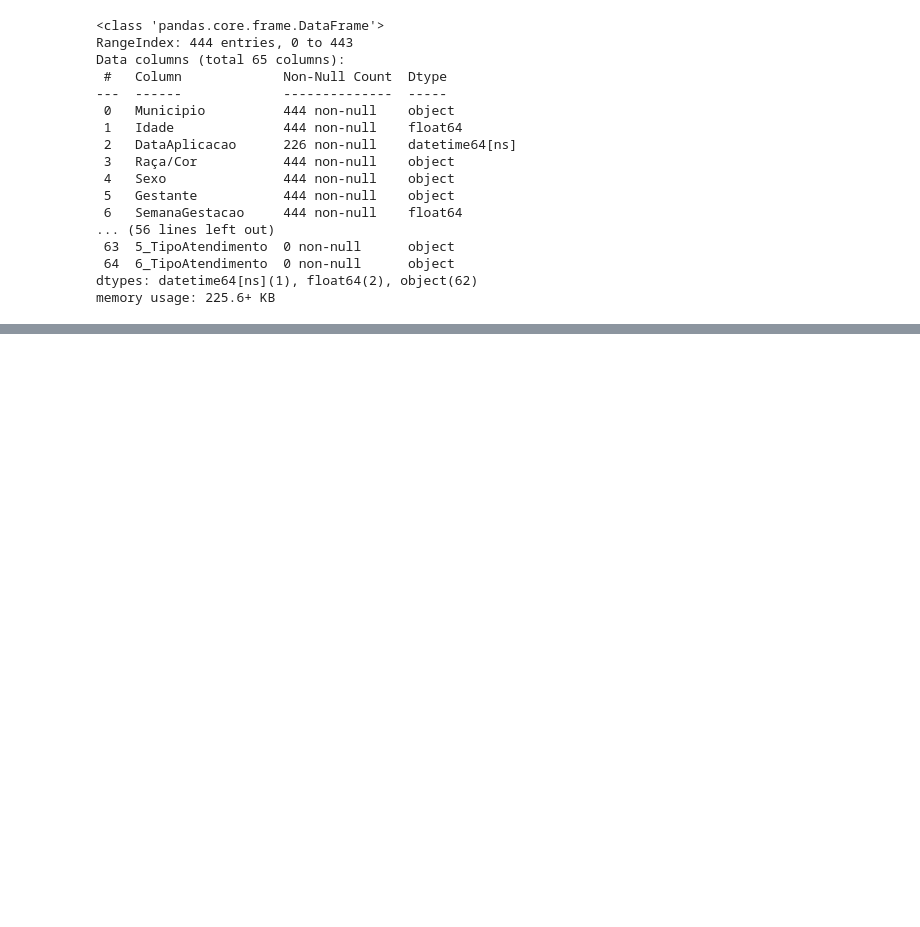
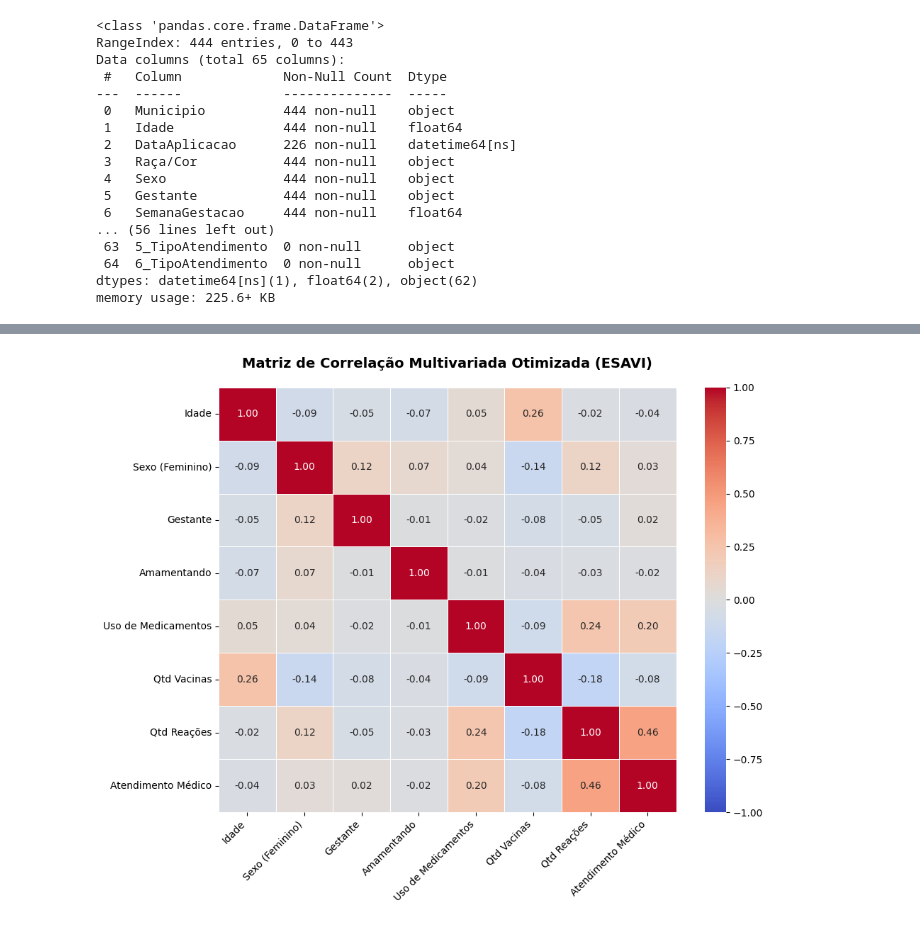
Before and after one commit to Sobrin-dsm/Grupo-de-Estudo-em-Computa-o-Aplicada-2026-1, a Jupyter notebook: G_E_2026.ipynb, the cells around one changed output, grey strips where cells are left out. Cells and saved outputs as stored; diff of their text form; code cells hidden in the pictures; blank space fills up the shorter version.

```diff
--- a/G_E_2026.ipynb
+++ b/G_E_2026.ipynb
@@ -460,0 +702,56 @@ df['UsoDeMedicamentos'] = df['UsoDeMedicamentos'].replace(['0', 0, 'Não Informa
+# %%
+df_analise = df.copy()
+
+# Padronizar respostas de texto comuns (ajusta os termos se no teu dataset for 'Sim'/'Não')
+mapeamento = {'Sim': 1, 'Não': 0, 'S': 1, 'N': 0}
+
+df_analise['Uso_Medicamentos_Num'] = df_analise['UsoDeMedicamentos'].map(mapeamento).fillna(0).astype(int)
+df_analise['Atendimento_Medico_Num'] = df_analise['AtendimentoMedico'].map(mapeamento).fillna(0).astype(int)
+df_analise['Is_Gestante'] = df_analise['Gestante'].map(mapeamento).fillna(0).astype(int)
+df_analise['Is_Amamentando'] = df_analise['Amamentando'].map(mapeamento).fillna(0).astype(int)
+
+# --- 2. SELEÇÃO DAS VARIÁVEIS MAIS RELACIONAIS ---
+# Agrupadas por significado clínico e demográfico (Sem duplicar idade)
+colunas_selecionadas = [
+    'Idade',
+    'Is_Feminino',
+    'Is_Gestante',
+    'Is_Amamentando',
+    'Uso_Medicamentos_Num',
+    'Qtd_Vacinas_Registradas',
+    'Qtd_Reacoes_Registradas',
+    'Atendimento_Medico_Num'
+]
+
+# --- 3. CÁLCULO E MÁSCARA TRIANGULAR ---
+matriz_relacional = df_analise[colunas_selecionadas].corr()
+mascara = np.triu(np.ones_like(matriz_relacional, dtype=bool))
+
+# --- 4. PLOT DO HEATMAP ---
+plt.figure(figsize=(10, 8))
+
+# Usando um mapeamento de nomes amigáveis para os eixos do gráfico
+nomes_eixos = [
+    'Idade', 'Sexo (Feminino)', 'Gestante', 'Amamentando',
+    'Uso de Medicamentos', 'Qtd Vacinas', 'Qtd Reações',
+    'Atendimento Médico'
+]
+
+sns.heatmap(
+    matriz_relacional,
+    annot=True,
+    cmap='coolwarm',
+    fmt=".2f",
+    #mask=mascara,
+    vmin=-1, vmax=1,
+    linewidths=0.5,
+    xticklabels=nomes_eixos,
+    yticklabels=nomes_eixos
+)
+
+plt.title('Matriz de Correlação Multivariada Otimizada (ESAVI)', fontsize=14, pad=20, weight='bold')
+plt.xticks(rotation=45, ha='right')
+plt.tight_layout()
+plt.show()
+# %% [output]
+[figure, added]
```
Also changed, not shown: parts of 23 cells of this notebook.
